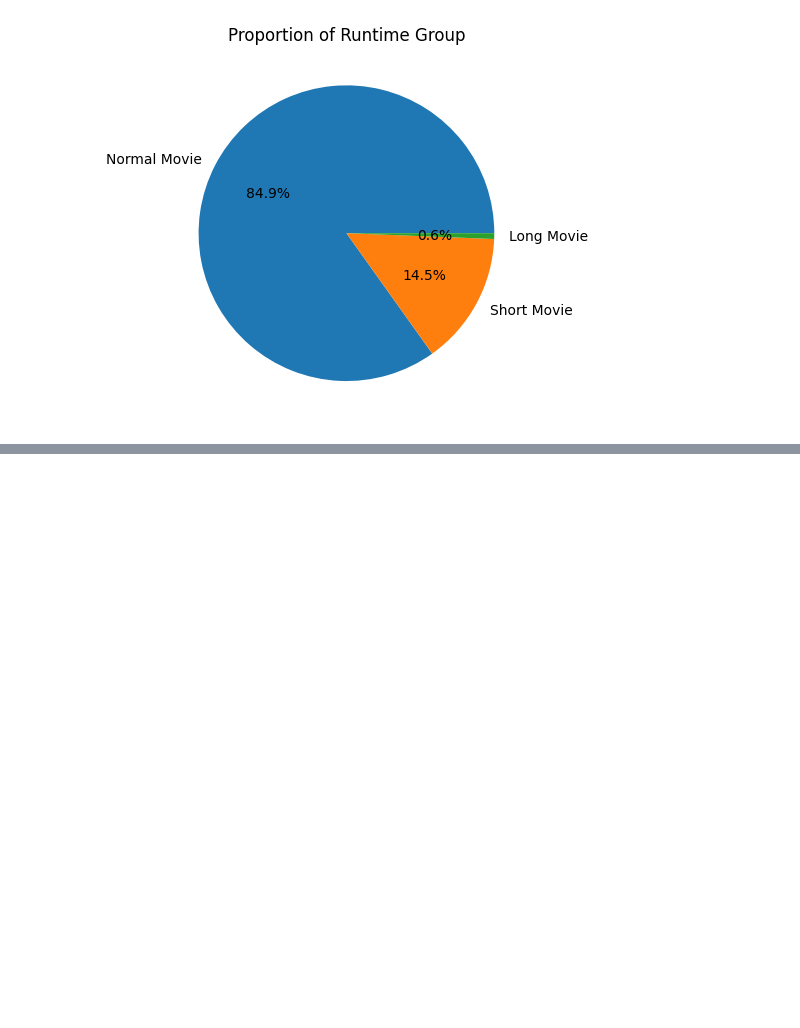
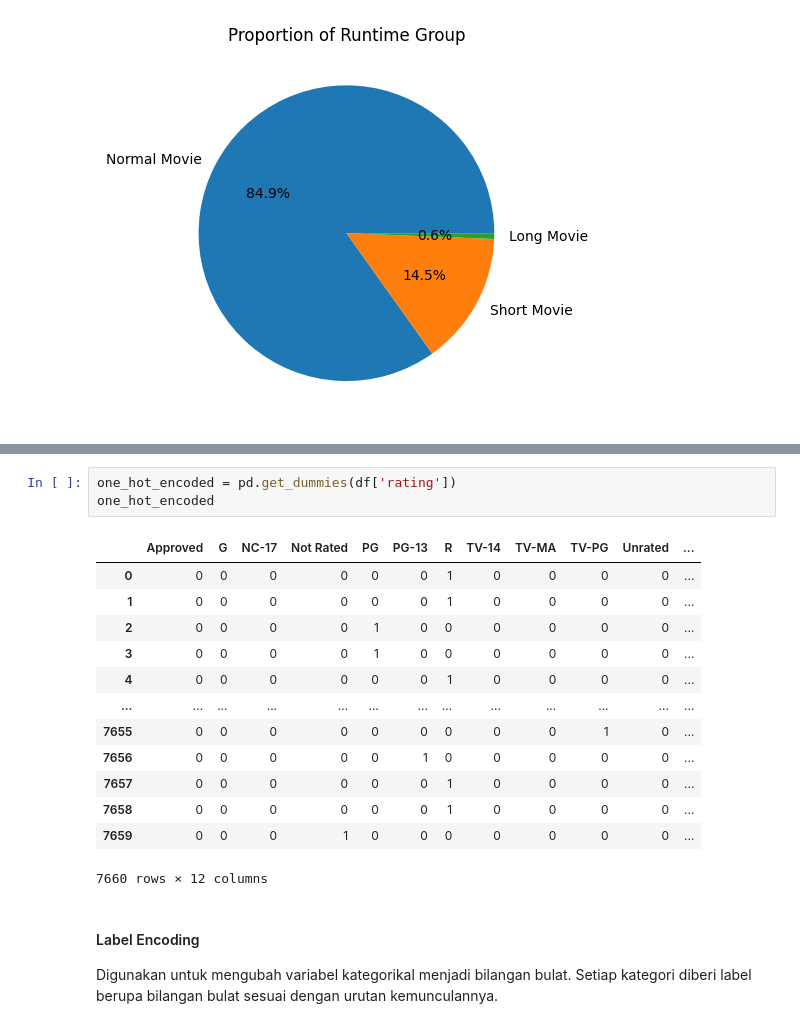
Before and after one commit to whisnumurtyga/coder-data-engineering, a Jupyter notebook: Pertemuan - Data Transformasi/main.ipynb, the cells around one changed output, grey strips where cells are left out. Drawn from its saved outputs; the diff is of its cells as text; blank space fills up the shorter version.

```diff
--- a/Pertemuan - Data Transformasi/main.ipynb
+++ b/Pertemuan - Data Transformasi/main.ipynb
@@ -537,0 +554,20 @@ plt.show()
+# %%
+one_hot_encoded = pd.get_dummies(df['rating'])
+one_hot_encoded
+# %% [output]
+|  | Approved | G | NC-17 | Not Rated | PG | PG-13 | R | TV-14 | TV-MA | TV-PG | Unrated | ... |
+| 0 | 0 | 0 | 0 | 0 | 0 | 0 | 1 | 0 | 0 | 0 | 0 | ... |
+| 1 | 0 | 0 | 0 | 0 | 0 | 0 | 1 | 0 | 0 | 0 | 0 | ... |
+| 2 | 0 | 0 | 0 | 0 | 1 | 0 | 0 | 0 | 0 | 0 | 0 | ... |
+| 3 | 0 | 0 | 0 | 0 | 1 | 0 | 0 | 0 | 0 | 0 | 0 | ... |
+| 4 | 0 | 0 | 0 | 0 | 0 | 0 | 1 | 0 | 0 | 0 | 0 | ... |
+| ... | ... | ... | ... | ... | ... | ... | ... | ... | ... | ... | ... | ... |
+| 7655 | 0 | 0 | 0 | 0 | 0 | 0 | 0 | 0 | 0 | 1 | 0 | ... |
+| 7656 | 0 | 0 | 0 | 0 | 0 | 1 | 0 | 0 | 0 | 0 | 0 | ... |
+| 7657 | 0 | 0 | 0 | 0 | 0 | 0 | 1 | 0 | 0 | 0 | 0 | ... |
+| 7658 | 0 | 0 | 0 | 0 | 0 | 0 | 1 | 0 | 0 | 0 | 0 | ... |
+| 7659 | 0 | 0 | 0 | 1 | 0 | 0 | 0 | 0 | 0 | 0 | 0 | ... |
+7660 rows × 12 columns
+# %% [markdown]
+#### Label Encoding
+Digunakan untuk mengubah variabel kategorikal menjadi bilangan bulat. Setiap kategori diberi label berupa bilangan bulat sesuai dengan urutan kemunculannya.
```
Also changed, not shown: parts of 8 cells of this notebook.
